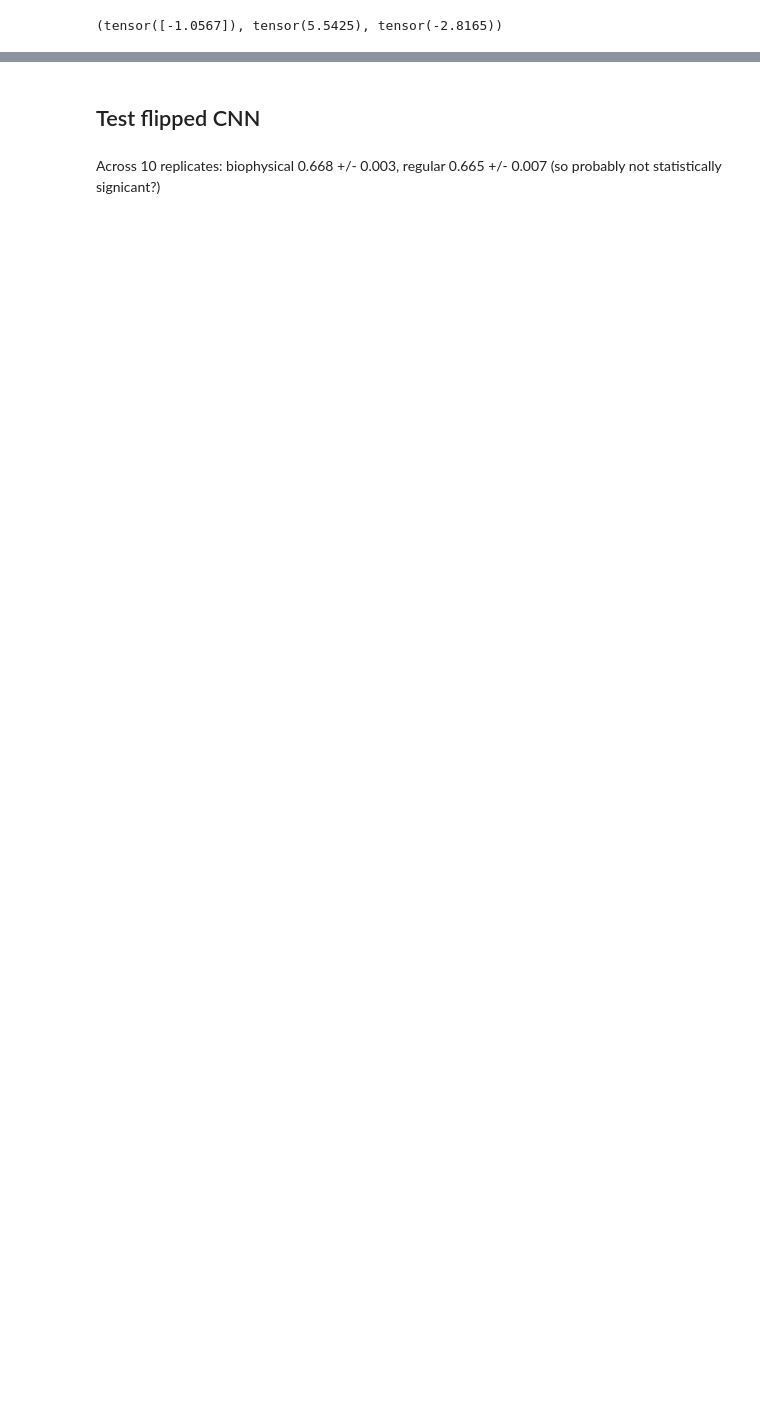
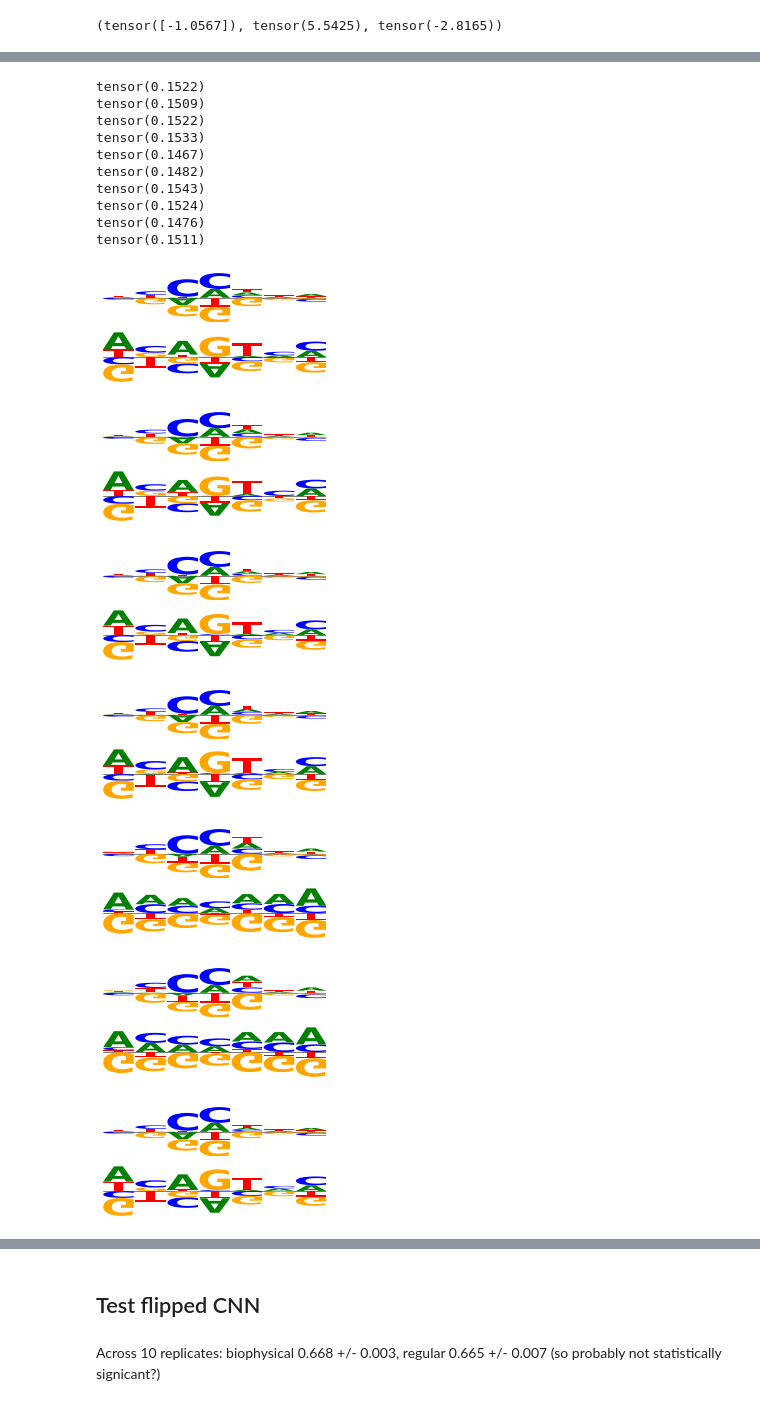
Before and after one commit to daklab/poolqtl, a Jupyter notebook: biophysical_cnn/Biophysical_CNNs.ipynb, the cells around one changed output, grey strips where cells are left out. Saved outputs shown, nothing was run; the diff lists cells and outputs as text; code cells hidden in the pictures; blank space fills up the shorter version.

```diff
--- a/biophysical_cnn/Biophysical_CNNs.ipynb
+++ b/biophysical_cnn/Biophysical_CNNs.ipynb
@@ -588,0 +684,24 @@ de_novo1_net.motif_offset.data, de_novo1_net.scale.data, de_novo1_net.offset.dat
+# %%
+val_auc_list = []
+
+for i in range(10):
+    de_novo1_net = biophysnn.FinePhysNet(torch.zeros((1,4,7)),
+                                 seq_len = 600, annealing = "fixed")
+    check_point_filename = "checkpoints/anneal_1motif_%i.pt" % 0 # always initialize the same
+    de_novo1_net.load_state_dict(torch.load(check_point_filename))
+
+    de_novo1_net.inverse_temp_unc.data = torch.tensor(-3.)
+    de_novo1_net.motif_offset.data = torch.cat( [ de_novo1_net.motif_offset.data, de_novo1_net.motif_offset.data ] )
+    de_novo1_net.pwm.data = torch.cat( [ de_novo1_net.pwm.data, torch.zeros((1,4,7)) ], 0 )
+
+    check_point_filename = "checkpoints/deflate_1_%i.pt" % i
+    train_accs, val_accs, train_aucs, val_aucs = biophysnn.train_model(de_novo1_net,
+                                                           train_data,
+                                                           validation_data,
+                                                           genome,
+                                                           verbose = False,
+                                                           check_point_filename = check_point_filename,
+                                                           lr = 0.1)
+    best_val_auc = np.max(val_aucs)
+    print(i,best_val_auc)
+    val_auc_list.append(best_val_auc)
@@ -588,0 +723,26 @@ de_novo1_net.motif_offset.data, de_novo1_net.scale.data, de_novo1_net.offset.dat
+# %%
+de_novo1_net = biophysnn.FinePhysNet(torch.zeros((2,4,7)),
+                             seq_len = 600, annealing = True)
+for i in range(10):
+    check_point_filename = "checkpoints/deflate_1_%i.pt" % i
+    de_novo1_net.load_state_dict(torch.load(check_point_filename))
+    biophysnn.plot_motifs(de_novo1_net.pwm.detach().cpu())
+    print(de_novo1_net.inverse_temp.item())
+# %% [output]
+tensor(0.1522)
+tensor(0.1509)
+tensor(0.1522)
+tensor(0.1533)
+tensor(0.1467)
+tensor(0.1482)
+tensor(0.1543)
+tensor(0.1524)
+tensor(0.1476)
+tensor(0.1511)
+[figure, added]
+[figure, added]
+[figure, added]
+[figure, added]
+[figure, added]
+[figure, added]
+[figure, added]
```
Also changed, not shown: parts of 27 cells of this notebook, 8 other files.
